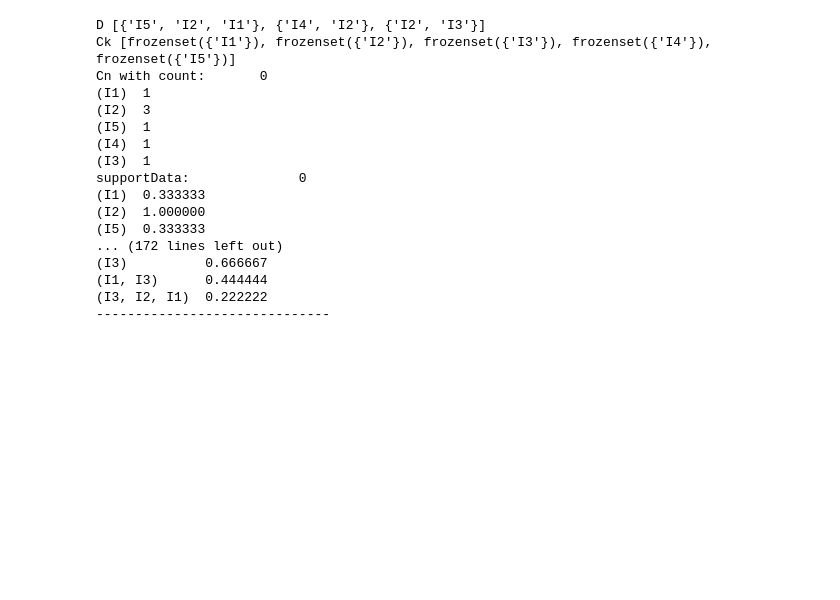
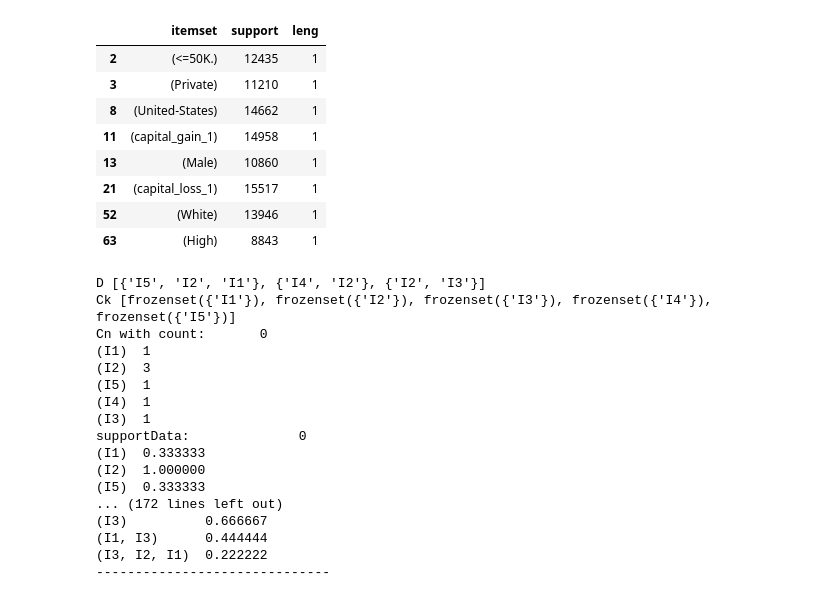
Before and after one commit to wlwlct/FP-and-APRIORI, a Jupyter notebook: DebugUpdate Apriori.ipynb, the cells around one changed output. Cells and saved outputs as stored; diff of their text form; code cells hidden in the pictures; blank space fills up the shorter version.

```diff
--- a/DebugUpdate Apriori.ipynb
+++ b/DebugUpdate Apriori.ipynb
@@ -213,3 +269,17 @@ printrules(rules,len(dataSet))
+# %%
+TEST=printsupport(S)
+TEST['leng']=[len(i) for i in TEST['itemset']]
+TEST[TEST['leng']==1]
+# %% [output]
+|  | itemset | support | leng |
+| 2 | (<=50K.) | 12435 | 1 |
+| 3 | (Private) | 11210 | 1 |
+| 8 | (United-States) | 14662 | 1 |
+| 11 | (capital_gain_1) | 14958 | 1 |
+| 13 | (Male) | 10860 | 1 |
+| 21 | (capital_loss_1) | 15517 | 1 |
+| 52 | (White) | 13946 | 1 |
+| 63 | (High) | 8843 | 1 |
 # %%
 split=[i for i in range(0,len(dataSet),round(len(dataSet)/3))]
 A=[(split[i],split[i+1]) if i+1!=len(split) else (split[i],len(dataSet)) for i in range(len(split))]
```
Also changed, not shown: parts of 6 cells of this notebook, 1 other file.
